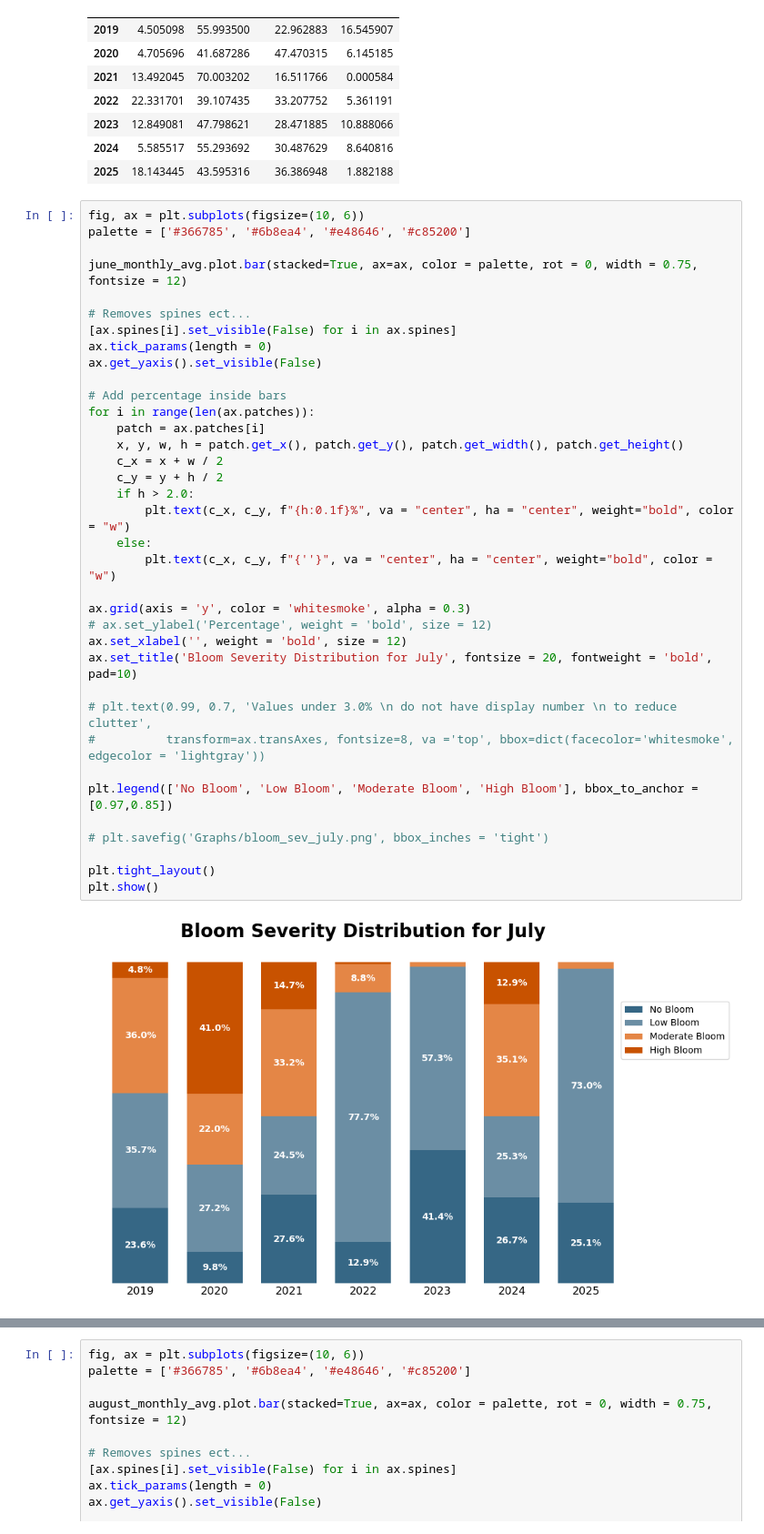
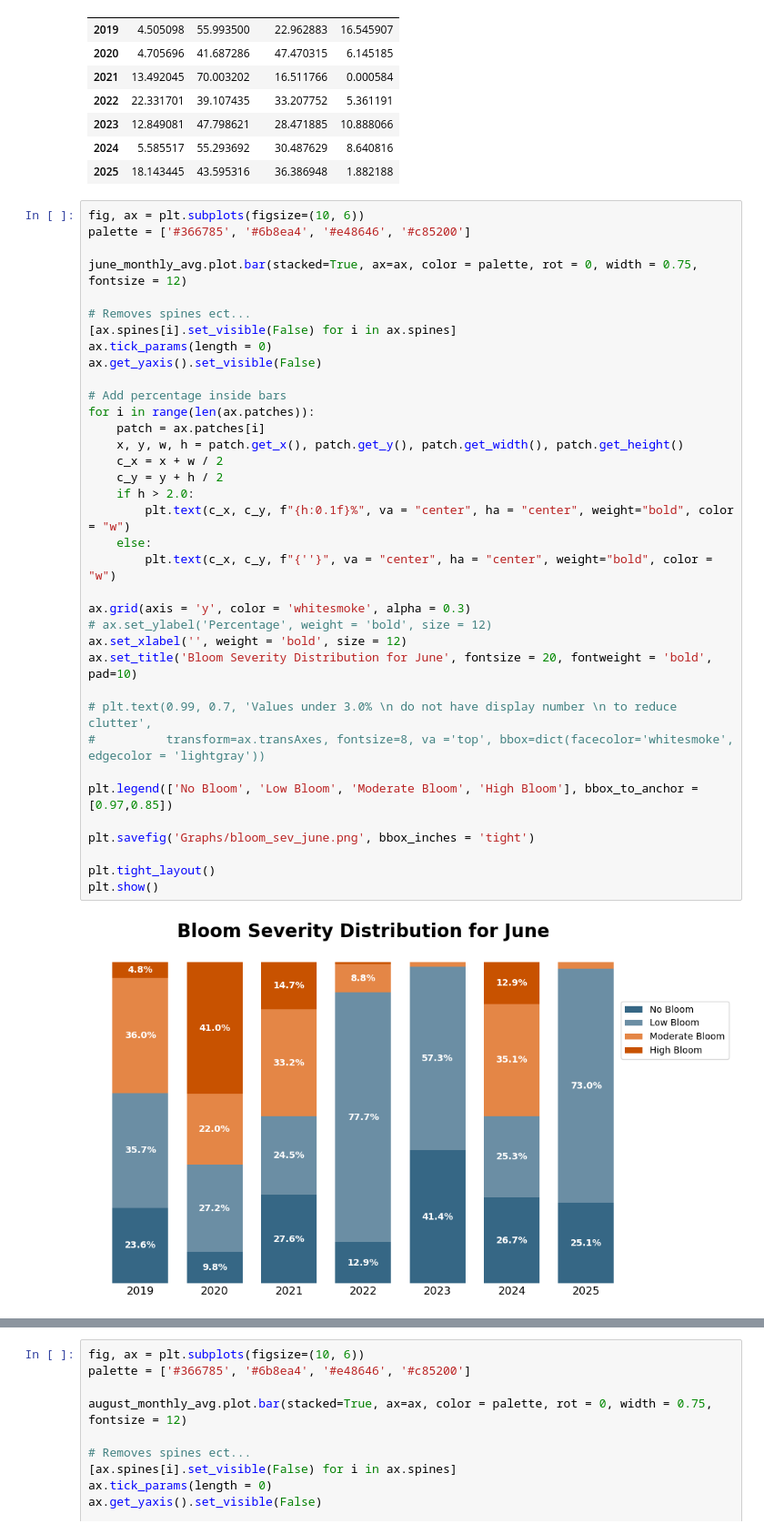
Before and after one commit to jlzamary/WCS-Lagoon-Analysis, a Jupyter notebook: Notebooks/Current/krusenstern_analysis_sp26.ipynb, the cells around one changed output, grey strips where cells are left out. Shown at 91% size. Drawn from its saved outputs; the diff is of its cells as text.

Commit message:
Updated graphs for WCS Article

```diff
--- a/Notebooks/Current/krusenstern_analysis_sp26.ipynb
+++ b/Notebooks/Current/krusenstern_analysis_sp26.ipynb
@@ -948,36 +948,36 @@ june_monthly_avg.plot.bar(stacked=True, ax=ax, color = palette, rot = 0, width =
 
 # Removes spines ect...
 [ax.spines[i].set_visible(False) for i in ax.spines]
 ax.tick_params(length = 0)
 ax.get_yaxis().set_visible(False)
 
 # Add percentage inside bars
 for i in range(len(ax.patches)):
     patch = ax.patches[i]
     x, y, w, h = patch.get_x(), patch.get_y(), patch.get_width(), patch.get_height()
     c_x = x + w / 2
     c_y = y + h / 2
     if h > 2.0:
         plt.text(c_x, c_y, f"{h:0.1f}%", va = "center", ha = "center", weight="bold", color = "w")
     else:
         plt.text(c_x, c_y, f"{''}", va = "center", ha = "center", weight="bold", color = "w")
 
 ax.grid(axis = 'y', color = 'whitesmoke', alpha = 0.3)
 # ax.set_ylabel('Percentage', weight = 'bold', size = 12)
 ax.set_xlabel('', weight = 'bold', size = 12)
-ax.set_title('Bloom Severity Distribution for July', fontsize = 20, fontweight = 'bold', pad=10)
+ax.set_title('Bloom Severity Distribution for June', fontsize = 20, fontweight = 'bold', pad=10)
 
 # plt.text(0.99, 0.7, 'Values under 3.0% \n do not have display number \n to reduce clutter',
 #          transform=ax.transAxes, fontsize=8, va ='top', bbox=dict(facecolor='whitesmoke', edgecolor = 'lightgray'))
 
 plt.legend(['No Bloom', 'Low Bloom', 'Moderate Bloom', 'High Bloom'], bbox_to_anchor = [0.97,0.85])
 
-# plt.savefig('Graphs/bloom_sev_july.png', bbox_inches = 'tight')
+plt.savefig('Graphs/bloom_sev_june.png', bbox_inches = 'tight')
 
 plt.tight_layout()
 plt.show()
 # %% [output]
-[figure, old version]
+[figure, new version]
 # %%
 fig, ax = plt.subplots(figsize=(10, 6))
 palette = ['#366785', '#6b8ea4', '#e48646', '#c85200']
```
Also changed, not shown: parts of 4 cells of this notebook, 2 other files.
